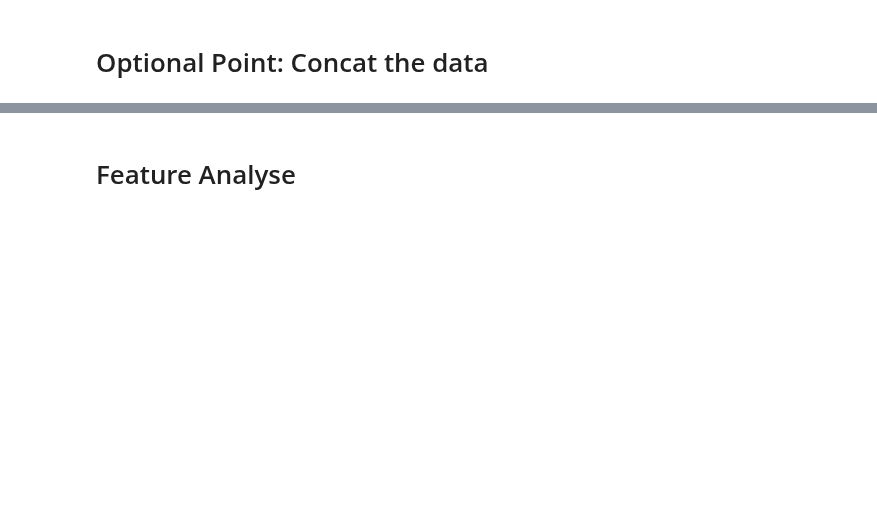
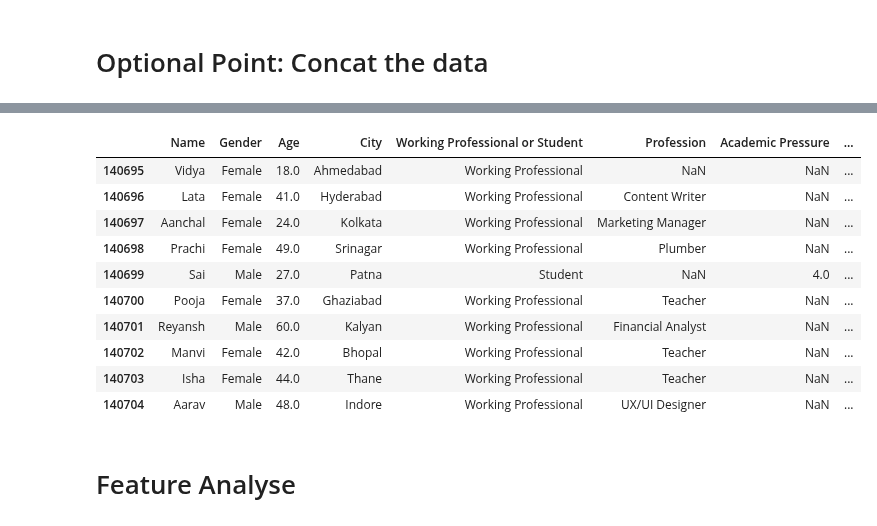
Before and after one commit to mailmezorro/playground-series-s4e11, a Jupyter notebook: EDA/playground-series-s4e11-eda.ipynb, the cells around one changed output, grey strips where cells are left out. Saved outputs shown, nothing was run; the diff lists cells and outputs as text; code cells hidden in the pictures; blank space fills up the shorter version.

```diff
--- a/EDA/playground-series-s4e11-eda.ipynb
+++ b/EDA/playground-series-s4e11-eda.ipynb
@@ -289,0 +292,4 @@ data_overview(train_original, 'Depression')
+# %%
+original_data_fix = original_data.copy()
+original_data_fix['Depression'] = original_data_fix['Depression'].map({'Yes': 1, 'No': 0})
+original_data_fix.head()
@@ -346,2 +305,22 @@ train.iloc[last_id -1:last_id + len(temp)]
+# %%
+#Concat train and the original data set
+train = train_original.copy()
+train.drop('id', axis=1, inplace=True) #id is not needed for training
+train = pd.concat([train, original_data_fix],ignore_index=True)
+# %%
+# just make sure to concat worked,check if the objecte type is the same
+train.iloc[train_original.shape[0]-5:train_original.shape[0]+5].head(10)
+# %% [output]
+|  | Name | Gender | Age | City | Working Professional or Student | Profession | Academic Pressure | ... |
+| 140695 | Vidya | Female | 18.0 | Ahmedabad | Working Professional | NaN | NaN | ... |
+| 140696 | Lata | Female | 41.0 | Hyderabad | Working Professional | Content Writer | NaN | ... |
+| 140697 | Aanchal | Female | 24.0 | Kolkata | Working Professional | Marketing Manager | NaN | ... |
+| 140698 | Prachi | Female | 49.0 | Srinagar | Working Professional | Plumber | NaN | ... |
+| 140699 | Sai | Male | 27.0 | Patna | Student | NaN | 4.0 | ... |
+| 140700 | Pooja | Female | 37.0 | Ghaziabad | Working Professional | Teacher | NaN | ... |
+| 140701 | Reyansh | Male | 60.0 | Kalyan | Working Professional | Financial Analyst | NaN | ... |
+| 140702 | Manvi | Female | 42.0 | Bhopal | Working Professional | Teacher | NaN | ... |
+| 140703 | Isha | Female | 44.0 | Thane | Working Professional | Teacher | NaN | ... |
+| 140704 | Aarav | Male | 48.0 | Indore | Working Professional | UX/UI Designer | NaN | ... |
 # %% [markdown]
 # Feature Analyse
```
Also changed, not shown: parts of 7 cells of this notebook.
